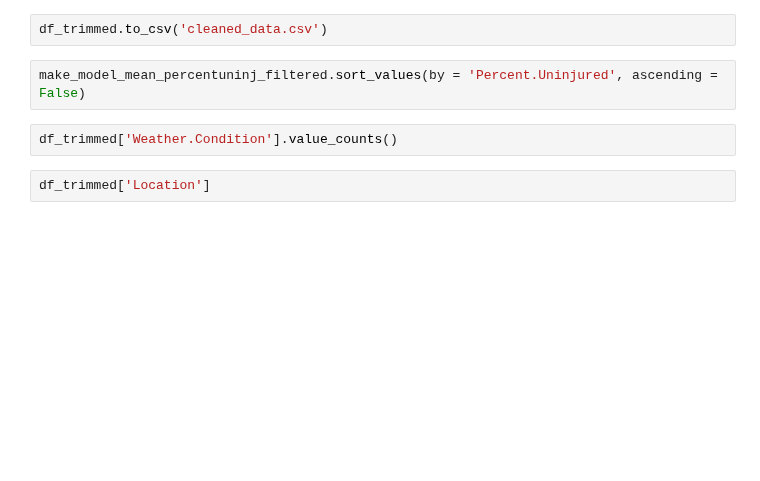
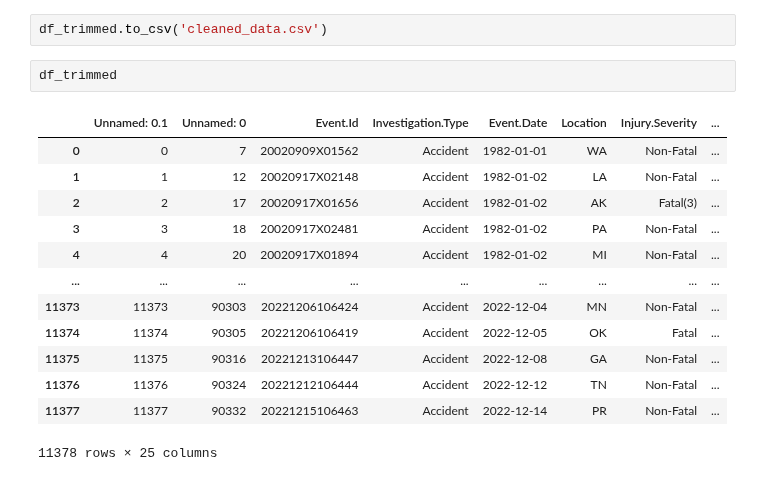
Before and after one commit to learn-co-curriculum/dsc-phase-1-project-v3, a Jupyter notebook: Data_Exploration_Cleaning.ipynb, the cells around one changed output. Saved outputs shown, nothing was run; the diff lists cells and outputs as text; blank space fills up the shorter version.

```diff
--- a/Data_Exploration_Cleaning.ipynb
+++ b/Data_Exploration_Cleaning.ipynb
@@ -610,8 +632,18 @@ df_trimmed['Percent.Serious.and.Fatal'].value_counts()
 # %%
 df_trimmed.to_csv('cleaned_data.csv')
 # %%
-make_model_mean_percentuninj_filtered.sort_values(by = 'Percent.Uninjured', ascending = False)
+df_trimmed
+# %% [output]
+|  | Unnamed: 0.1 | Unnamed: 0 | Event.Id | Investigation.Type | Event.Date | Location | Injury.Severity | ... |
+| 0 | 0 | 7 | 20020909X01562 | Accident | 1982-01-01 | WA | Non-Fatal | ... |
+| 1 | 1 | 12 | 20020917X02148 | Accident | 1982-01-02 | LA | Non-Fatal | ... |
+| 2 | 2 | 17 | 20020917X01656 | Accident | 1982-01-02 | AK | Fatal(3) | ... |
+| 3 | 3 | 18 | 20020917X02481 | Accident | 1982-01-02 | PA | Non-Fatal | ... |
+| 4 | 4 | 20 | 20020917X01894 | Accident | 1982-01-02 | MI | Non-Fatal | ... |
+| ... | ... | ... | ... | ... | ... | ... | ... | ... |
+| 11373 | 11373 | 90303 | 20221206106424 | Accident | 2022-12-04 | MN | Non-Fatal | ... |
+| 11374 | 11374 | 90305 | 20221206106419 | Accident | 2022-12-05 | OK | Fatal | ... |
+| 11375 | 11375 | 90316 | 20221213106447 | Accident | 2022-12-08 | GA | Non-Fatal | ... |
+| 11376 | 11376 | 90324 | 20221212106444 | Accident | 2022-12-12 | TN | Non-Fatal | ... |
+| 11377 | 11377 | 90332 | 20221215106463 | Accident | 2022-12-14 | PR | Non-Fatal | ... |
+11378 rows × 25 columns
-# %%
-df_trimmed['Weather.Condition'].value_counts()
-# %%
-df_trimmed['Location']
```
Also changed, not shown: parts of 4 cells of this notebook, 1 other file.
